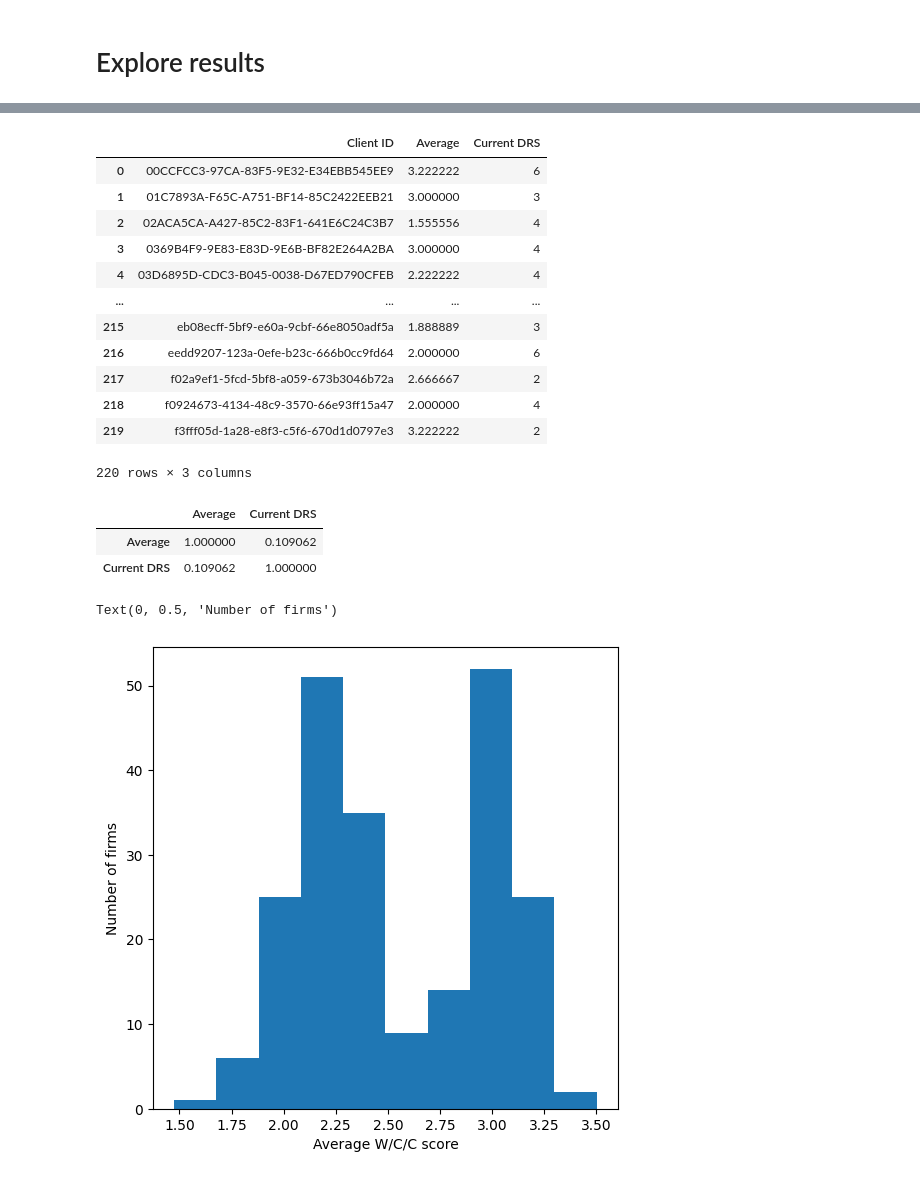
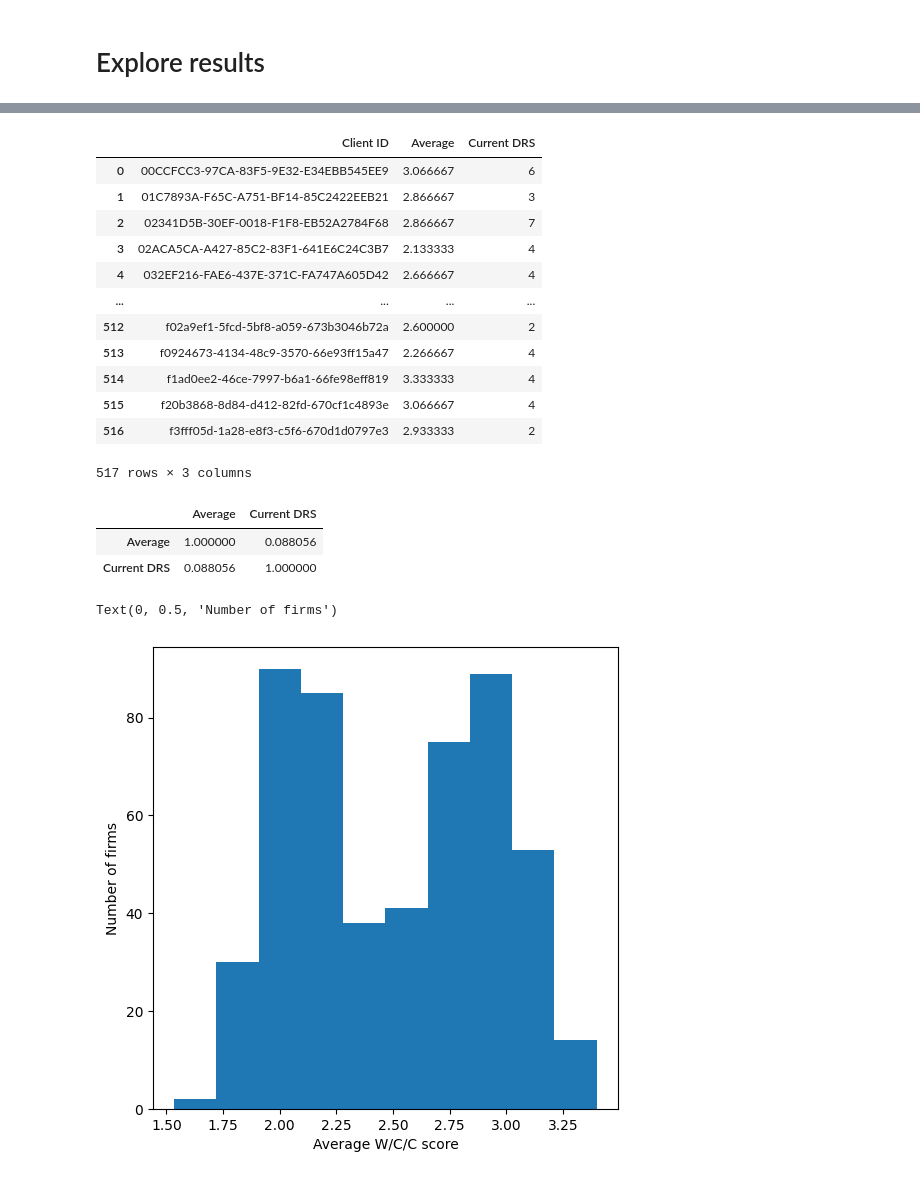
Before and after one commit to roughhawkbit/digi-inno-road-prod, a Jupyter notebook: analysis/Analyse_BART_zero_shot_results.ipynb, the cells around one changed output, grey strips where cells are left out. Drawn from its saved outputs; the diff is of its cells as text; code cells hidden in the pictures.

Commit message:
Analyse_BART_zero_shot_results includes firms without grant applications

```diff
--- a/analysis/Analyse_BART_zero_shot_results.ipynb
+++ b/analysis/Analyse_BART_zero_shot_results.ipynb
@@ -41,7 +41,7 @@ from innoprod.plotting_tools import rand_jitter
 # %%
 all_results_df = get_sheet_dfs(
     sheet_id="1_ycDOfNq7khbzgdgF80qhHWmWpHC_9TGIwdDkkAvfvY",
-    ranges={"Results": "Sheet1!A1:H3301"}
+    ranges={"Results": "Sheet1!A1:H7756"}
   )['Results']
 # all_results_df
 # %%
@@ -81,7 +151,8 @@ questions_to_keep = [
     "Does the workforce of the company have the appropriate know-how to be able to facilitate the introduction of new technology or processes?",
 ]
 
-kept_questions_mask = all_results_df['Question'].isin(questions_to_keep)
+kept_questions_mask = all_results_df['Client ID'].notna()
+# kept_questions_mask = all_results_df['Question'].isin(questions_to_keep)
 # %% [markdown]
 # Explore results
 # %%
@@ -127,32 +204,32 @@ per_client_results = pandas.merge(
 per_client_results
 # %% [output]
 |  | Client ID | Average | Current DRS |
-| 0 | 00CCFCC3-97CA-83F5-9E32-E34EBB545EE9 | 3.222222 | 6 |
-| 1 | 01C7893A-F65C-A751-BF14-85C2422EEB21 | 3.000000 | 3 |
-| 2 | 02ACA5CA-A427-85C2-83F1-641E6C24C3B7 | 1.555556 | 4 |
-| 3 | 0369B4F9-9E83-E83D-9E6B-BF82E264A2BA | 3.000000 | 4 |
-| 4 | 03D6895D-CDC3-B045-0038-D67ED790CFEB | 2.222222 | 4 |
+| 0 | 00CCFCC3-97CA-83F5-9E32-E34EBB545EE9 | 3.066667 | 6 |
+| 1 | 01C7893A-F65C-A751-BF14-85C2422EEB21 | 2.866667 | 3 |
+| 2 | 02341D5B-30EF-0018-F1F8-EB52A2784F68 | 2.866667 | 7 |
+| 3 | 02ACA5CA-A427-85C2-83F1-641E6C24C3B7 | 2.133333 | 4 |
+| 4 | 032EF216-FAE6-437E-371C-FA747A605D42 | 2.666667 | 4 |
 | ... | ... | ... | ... |
-| 215 | eb08ecff-5bf9-e60a-9cbf-66e8050adf5a | 1.888889 | 3 |
-| 216 | eedd9207-123a-0efe-b23c-666b0cc9fd64 | 2.000000 | 6 |
-| 217 | f02a9ef1-5fcd-5bf8-a059-673b3046b72a | 2.666667 | 2 |
-| 218 | f0924673-4134-48c9-3570-66e93ff15a47 | 2.000000 | 4 |
-| 219 | f3fff05d-1a28-e8f3-c5f6-670d1d0797e3 | 3.222222 | 2 |
+| 512 | f02a9ef1-5fcd-5bf8-a059-673b3046b72a | 2.600000 | 2 |
+| 513 | f0924673-4134-48c9-3570-66e93ff15a47 | 2.266667 | 4 |
+| 514 | f1ad0ee2-46ce-7997-b6a1-66fe98eff819 | 3.333333 | 4 |
+| 515 | f20b3868-8d84-d412-82fd-670cf1c4893e | 3.066667 | 4 |
+| 516 | f3fff05d-1a28-e8f3-c5f6-670d1d0797e3 | 2.933333 | 2 |
-220 rows × 3 columns
+517 rows × 3 columns
 # %%
 per_client_results[['Average',	'Current DRS']].dropna().corr()
 # %% [output]
 |  | Average | Current DRS |
-| Average | 1.000000 | 0.109062 |
-| Current DRS | 0.109062 | 1.000000 |
+| Average | 1.000000 | 0.088056 |
+| Current DRS | 0.088056 | 1.000000 |
 # %%
 fig, ax = matplotlib.pyplot.subplots(figsize=(6,6))
-ax.hist(client_weighted_average.to_numpy())
+ax.hist(client_average.to_numpy())
 ax.set_xlabel('Average W/C/C score') #, weighted by prediction confidence
 ax.set_ylabel('Number of firms')
 # %% [output]
 Text(0, 0.5, 'Number of firms')
-[figure, old version]
+[figure, new version]
 # %%
 fig, ax = matplotlib.pyplot.subplots(figsize=(6,6))
 X = per_client_results['Current DRS'].to_numpy().reshape(-1,1)
```
Also changed, not shown: parts of 15 cells of this notebook.
